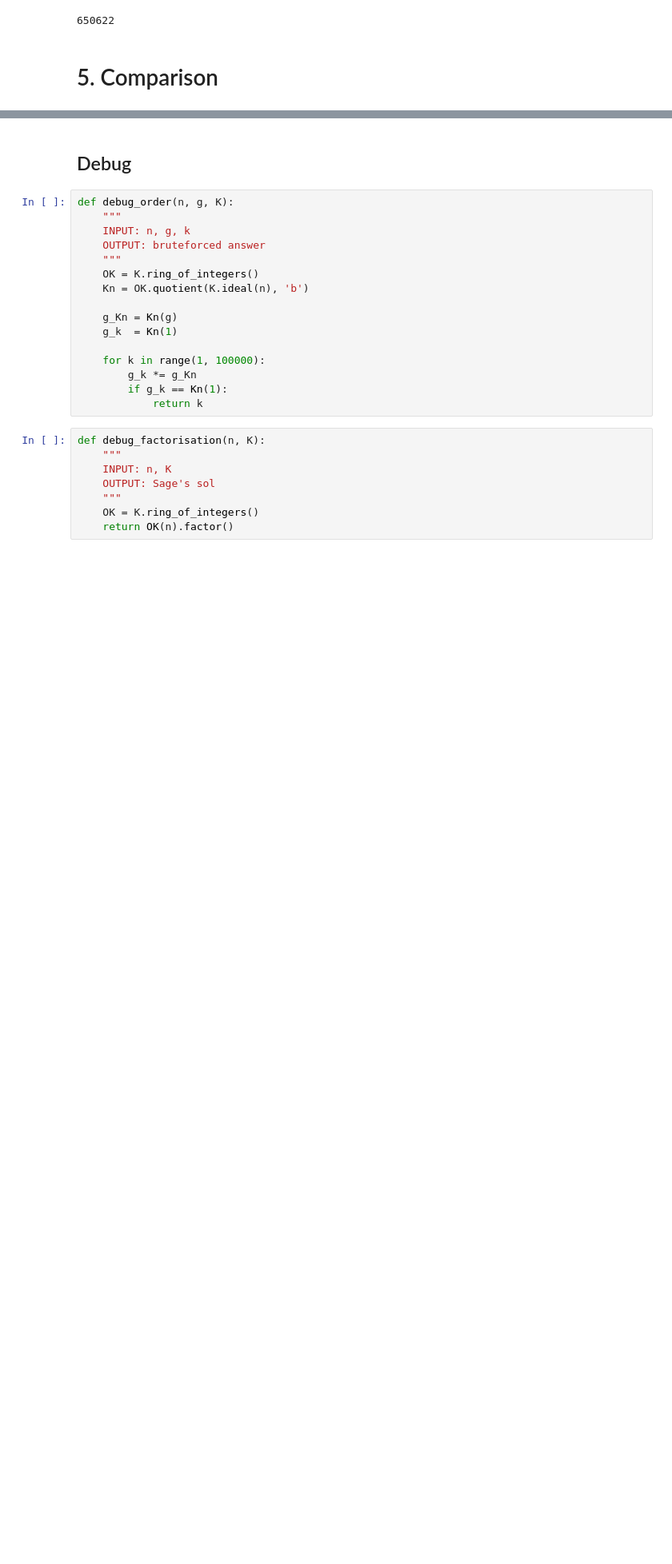
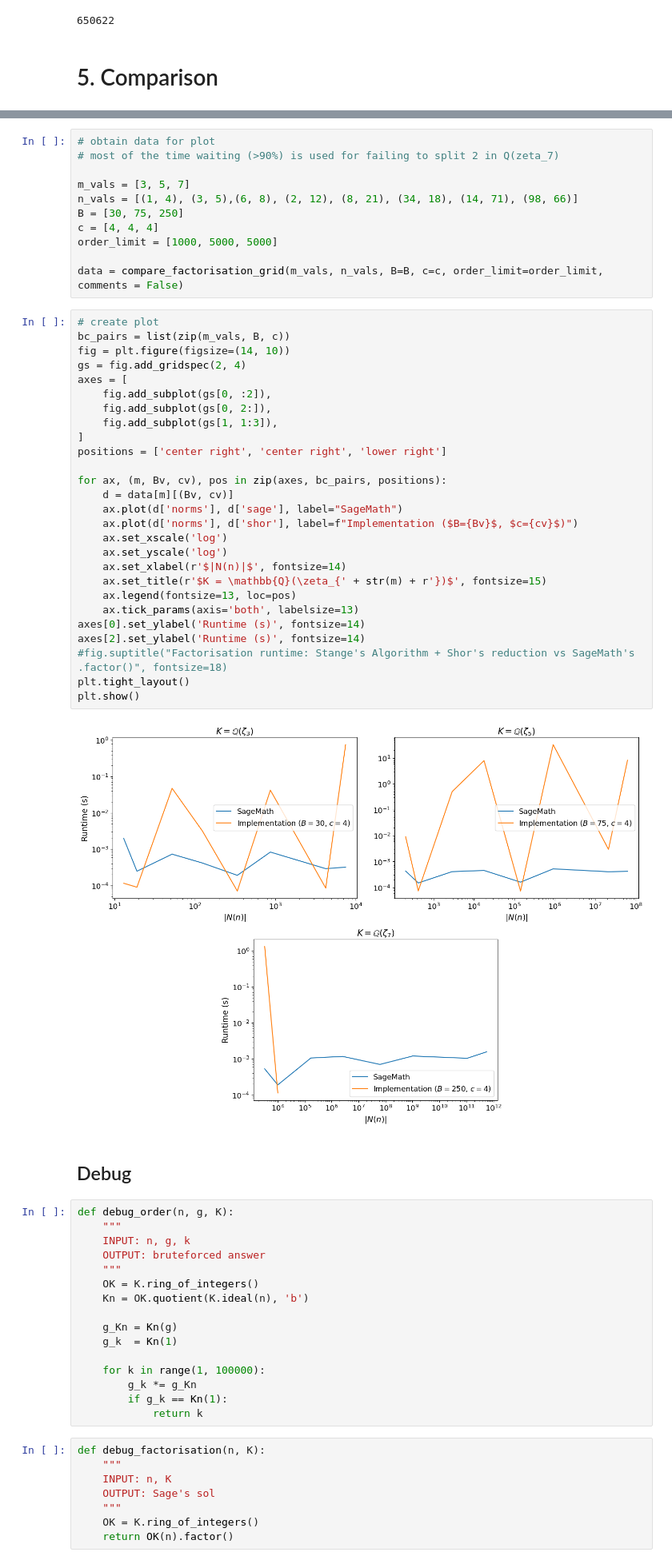
Before and after one commit to STZigterman/BSc-Thesis, a Jupyter notebook: Factoring_in_Number_Rings.ipynb, the cells around one changed output, grey strips where cells are left out. Shown at 80% size. Saved outputs shown, nothing was run; the diff lists cells and outputs as text; blank space fills up the shorter version.

```diff
--- a/Factoring_in_Number_Rings.ipynb
+++ b/Factoring_in_Number_Rings.ipynb
@@ -832,3 +892,43 @@ plt.show()
+# %%
+# obtain data for plot
+# most of the time waiting (>90%) is used for failing to split 2 in Q(zeta_7)
+
+m_vals = [3, 5, 7]
+n_vals = [(1, 4), (3, 5),(6, 8), (2, 12), (8, 21), (34, 18), (14, 71), (98, 66)]
+B = [30, 75, 250]
+c = [4, 4, 4]
+order_limit = [1000, 5000, 5000]
+
+data = compare_factorisation_grid(m_vals, n_vals, B=B, c=c, order_limit=order_limit, comments = False)
+# %%
+# create plot
+bc_pairs = list(zip(m_vals, B, c))
+fig = plt.figure(figsize=(14, 10))
+gs = fig.add_gridspec(2, 4)
+axes = [
+    fig.add_subplot(gs[0, :2]),
+    fig.add_subplot(gs[0, 2:]),
+    fig.add_subplot(gs[1, 1:3]),
+]
+positions = ['center right', 'center right', 'lower right']
+
+for ax, (m, Bv, cv), pos in zip(axes, bc_pairs, positions):
+    d = data[m][(Bv, cv)]
+    ax.plot(d['norms'], d['sage'], label="SageMath")
+    ax.plot(d['norms'], d['shor'], label=f"Implementation ($B={Bv}$, $c={cv}$)")
+    ax.set_xscale('log')
+    ax.set_yscale('log')
+    ax.set_xlabel(r'$|N(n)|$', fontsize=14)
+    ax.set_title(r'$K = \mathbb{Q}(\zeta_{' + str(m) + r'})$', fontsize=15)
+    ax.legend(fontsize=13, loc=pos)
+    ax.tick_params(axis='both', labelsize=13)
+axes[0].set_ylabel('Runtime (s)', fontsize=14)
+axes[2].set_ylabel('Runtime (s)', fontsize=14)
+#fig.suptitle("Factorisation runtime: Stange's Algorithm + Shor's reduction vs SageMath's .factor()", fontsize=18)
+plt.tight_layout()
+plt.show()
+# %% [output]
+[figure, added]
 # %% [markdown]
 ## Debug
 # %%
```
Also changed, not shown: parts of 10 cells of this notebook.
